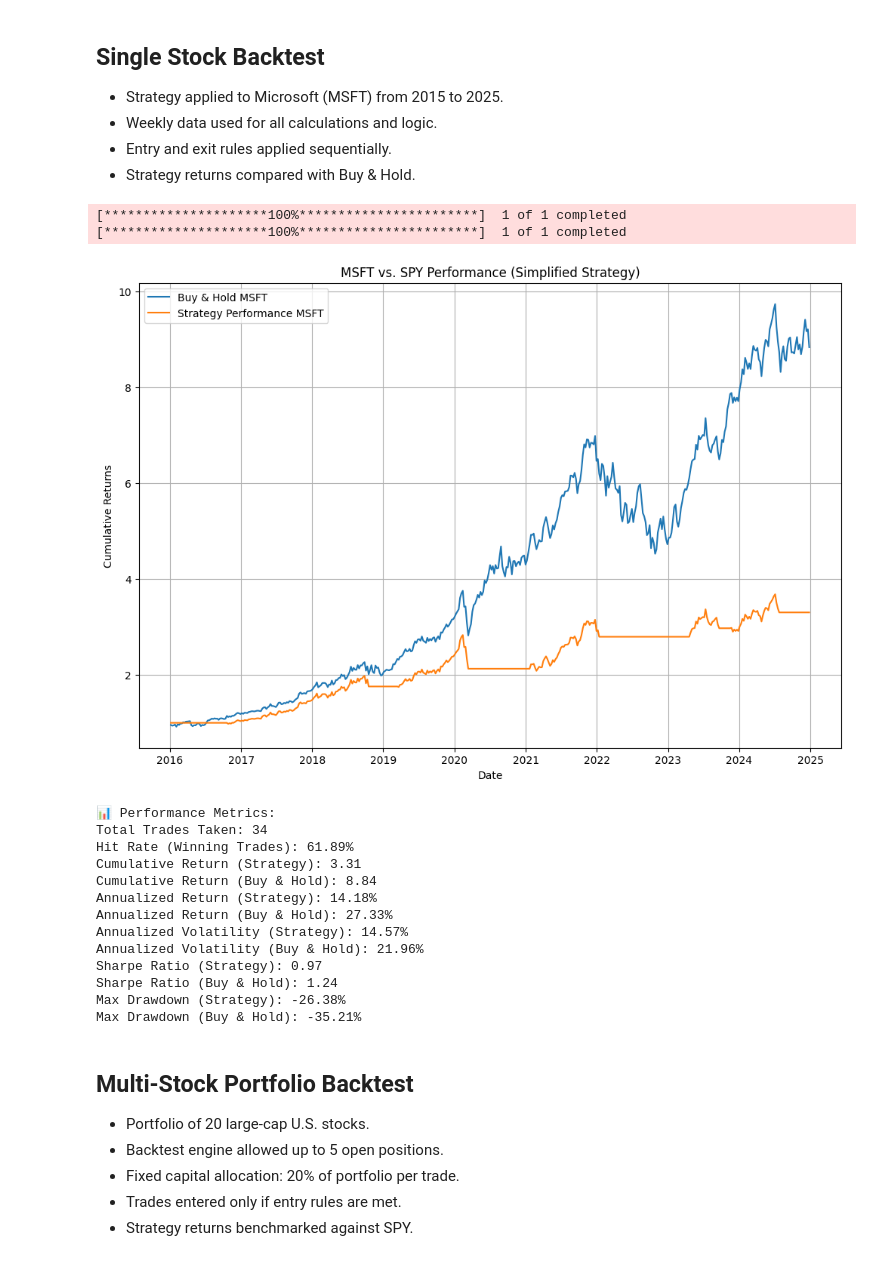
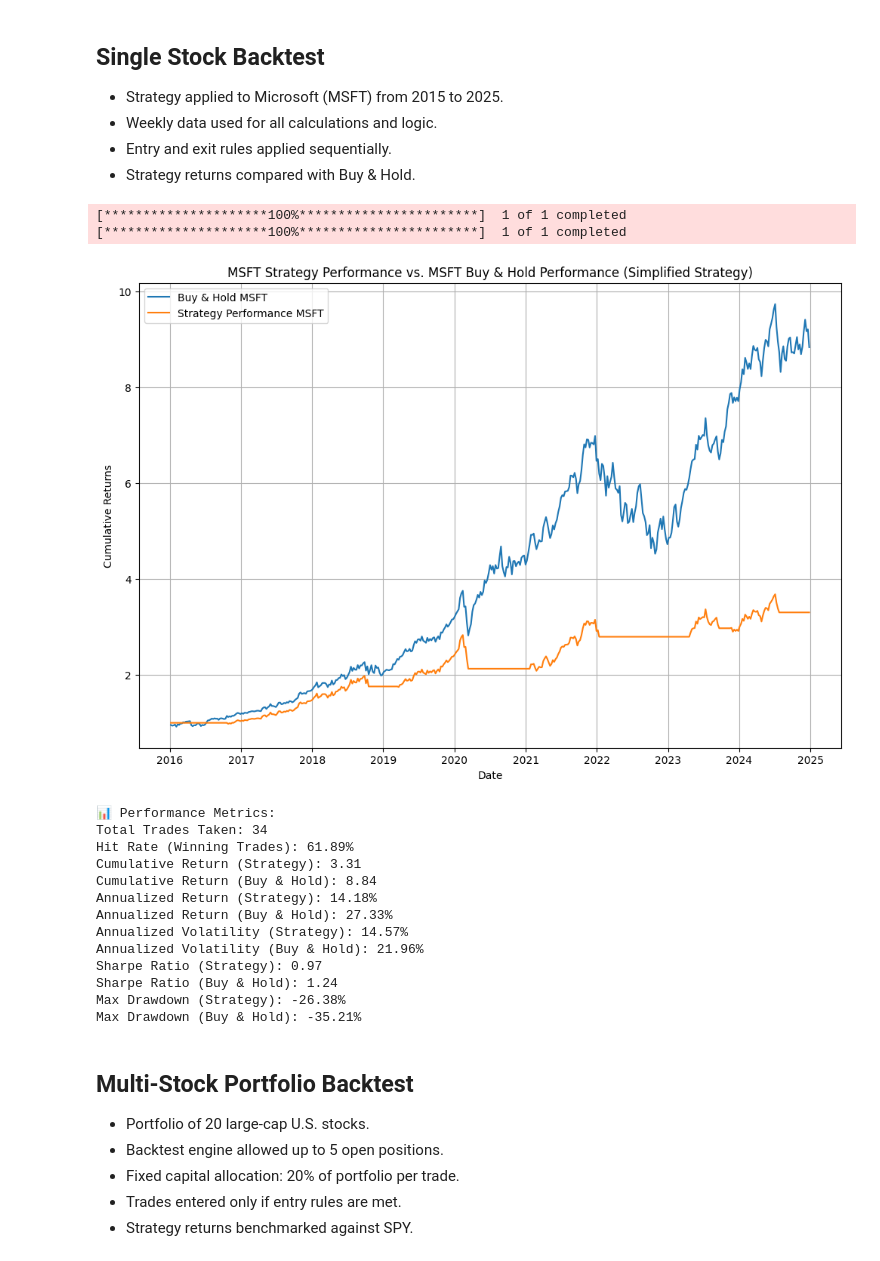
Before and after one commit to alexmorgad0/ALGO_TRADING_PYTHON_PROJECT, a Jupyter notebook: challenge_4.ipynb, the cells around one changed output. Drawn from its saved outputs; the diff is of its cells as text; code cells hidden in the pictures.

```diff
--- a/challenge_4.ipynb
+++ b/challenge_4.ipynb
@@ -127,7 +127,7 @@ def test_strategy(df):
     plt.figure(figsize=(12, 8))
     plt.plot(df.index, df['returnsbh'], label=f'Buy & Hold {TICKER}')
     plt.plot(df.index, df['returns_strategy'], label=f'Strategy Performance {TICKER}')
-    plt.title(f'{TICKER} vs. SPY Performance (Simplified Strategy)')
+    plt.title(f'{TICKER} Strategy Performance vs. {TICKER} Buy & Hold Performance (Simplified Strategy)')
     plt.xlabel('Date')
     plt.ylabel('Cumulative Returns')
     plt.legend()
@@ -180,34 +180,34 @@ def test_strategy(df):
     print(f"Total Trades Taken: {num_trades}")
     print(f"Hit Rate (Winning Trades): {win_rate:.2%}")
     print(f"Cumulative Return (Strategy): {cum_strategy:.2f}")
     print(f"Cumulative Return (Buy & Hold): {cum_bh:.2f}")
     print(f"Annualized Return (Strategy): {ann_ret_strategy:.2%}")
     print(f"Annualized Return (Buy & Hold): {ann_ret_bh:.2%}")
     print(f"Annualized Volatility (Strategy): {ann_vol_strategy:.2%}")
     print(f"Annualized Volatility (Buy & Hold): {ann_vol_bh:.2%}")
     print(f"Sharpe Ratio (Strategy): {sharpe_strategy:.2f}")
     print(f"Sharpe Ratio (Buy & Hold): {sharpe_bh:.2f}")
     print(f"Max Drawdown (Strategy): {max_dd_strategy:.2%}")
     print(f"Max Drawdown (Buy & Hold): {max_dd_bh:.2%}")
 
     return df
 
 def main():
     df = get_data()
     df = add_strategy(df)
 
     if df is None or df.empty:
         print("DataFrame is empty or None after add_strategy. Exiting.")
         return
 
     df = test_strategy(df)
 
 
 main()
 # %% [output]
 [*********************100%***********************]  1 of 1 completed
 [*********************100%***********************]  1 of 1 completed
-[figure, old version]
+[figure, new version]
 📊 Performance Metrics:
 Total Trades Taken: 34
 Hit Rate (Winning Trades): 61.89%
```
